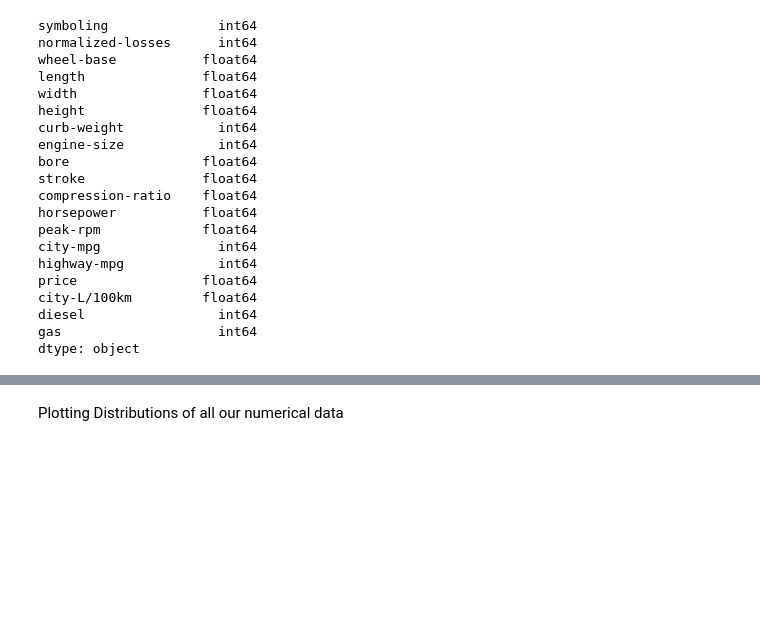
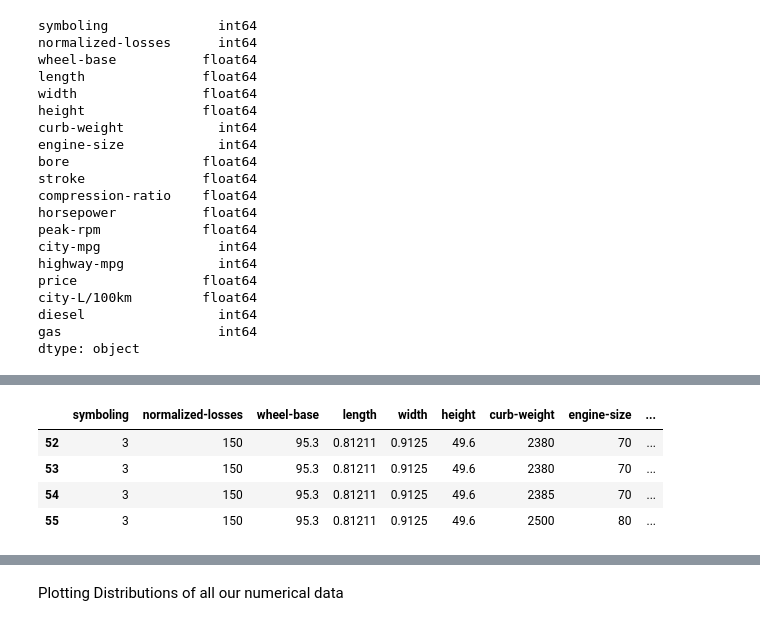
Before and after one commit to S-Ngigi/ML, a Jupyter notebook: Multivariate_Analysis_I_(Exploratory_Data_Analysis)_Exercise_2.ipynb, the cells around one changed output, grey strips where cells are left out. Saved outputs shown, nothing was run; the diff lists cells and outputs as text; code cells hidden in the pictures; blank space fills up the shorter version.

```diff
--- a/Multivariate_Analysis_I_(Exploratory_Data_Analysis)_Exercise_2.ipynb
+++ b/Multivariate_Analysis_I_(Exploratory_Data_Analysis)_Exercise_2.ipynb
@@ -126,0 +154,8 @@ dtype: object
+# %%
+num_cols[num_cols['stroke'].isnull()]
+# %% [output]
+|  | symboling | normalized-losses | wheel-base | length | width | height | curb-weight | engine-size | ... |
+| 52 | 3 | 150 | 95.3 | 0.81211 | 0.9125 | 49.6 | 2380 | 70 | ... |
+| 53 | 3 | 150 | 95.3 | 0.81211 | 0.9125 | 49.6 | 2380 | 70 | ... |
+| 54 | 3 | 150 | 95.3 | 0.81211 | 0.9125 | 49.6 | 2385 | 70 | ... |
+| 55 | 3 | 150 | 95.3 | 0.81211 | 0.9125 | 49.6 | 2500 | 80 | ... |
```
Also changed, not shown: parts of 8 cells of this notebook.
